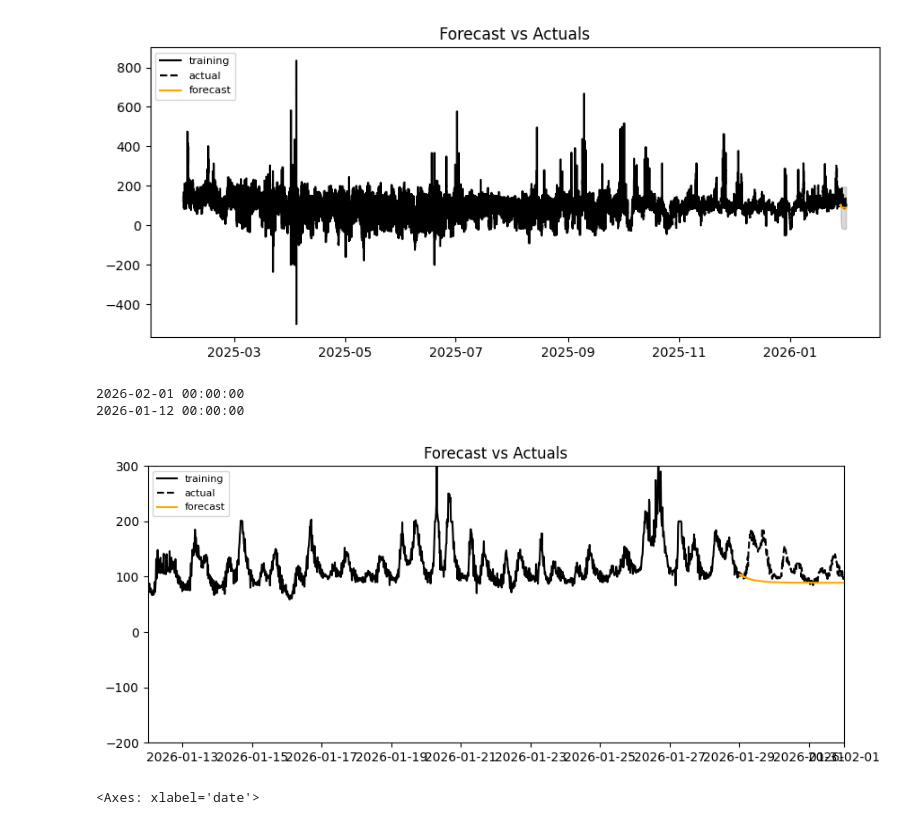
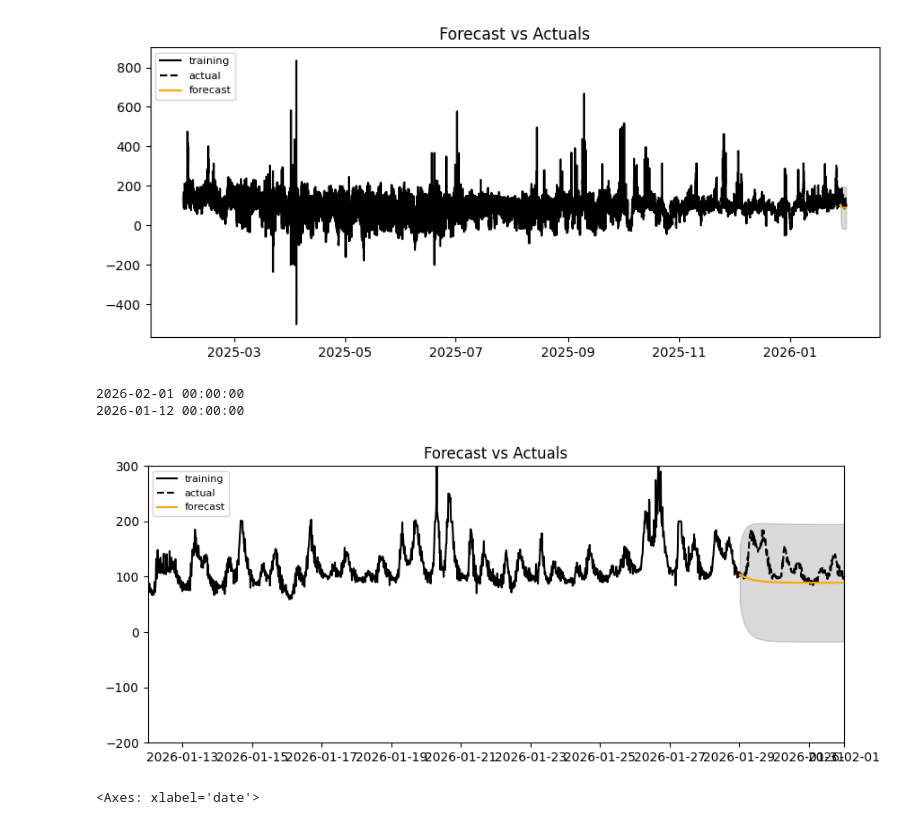
Before and after one commit to xucenying/grid-intelligence, a Jupyter notebook: notebooks/laurenz/baseline_model.ipynb, the cells around one changed output. Saved outputs shown, nothing was run; the diff lists cells and outputs as text; code cells hidden in the pictures.

```diff
--- a/notebooks/laurenz/baseline_model.ipynb
+++ b/notebooks/laurenz/baseline_model.ipynb
@@ -266,11 +266,11 @@ def plot_forecast_2(fc, train, test, ylim_low=None, ylim_up=None,
 
     plt.show()
 # %%
-plot_forecast_2(forecast, train, test, ylim_low=-200, ylim_up=300, days_shown=20, upper=None, lower=None)
+plot_forecast_2(forecast, train, test, ylim_low=-200, ylim_up=300, days_shown=20, upper=confidence_int[:,0], lower=confidence_int[:,1])
 # %% [output]
 2026-02-01 00:00:00
 2026-01-12 00:00:00
-[figure, old version]
+[figure, new version]
 # %%
 arima_model.resid.plot()
 # %% [output]
```
Also changed, not shown: 1 other file.
